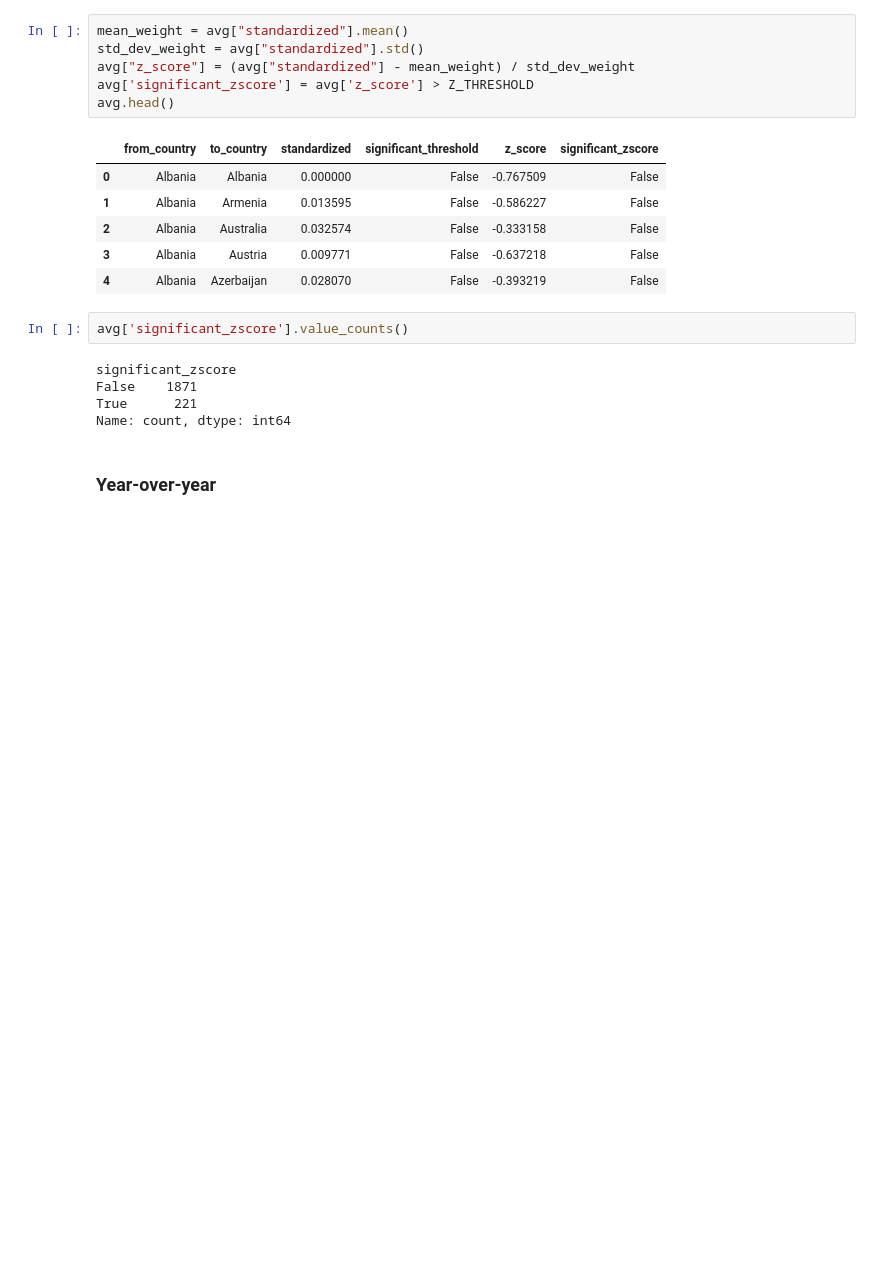
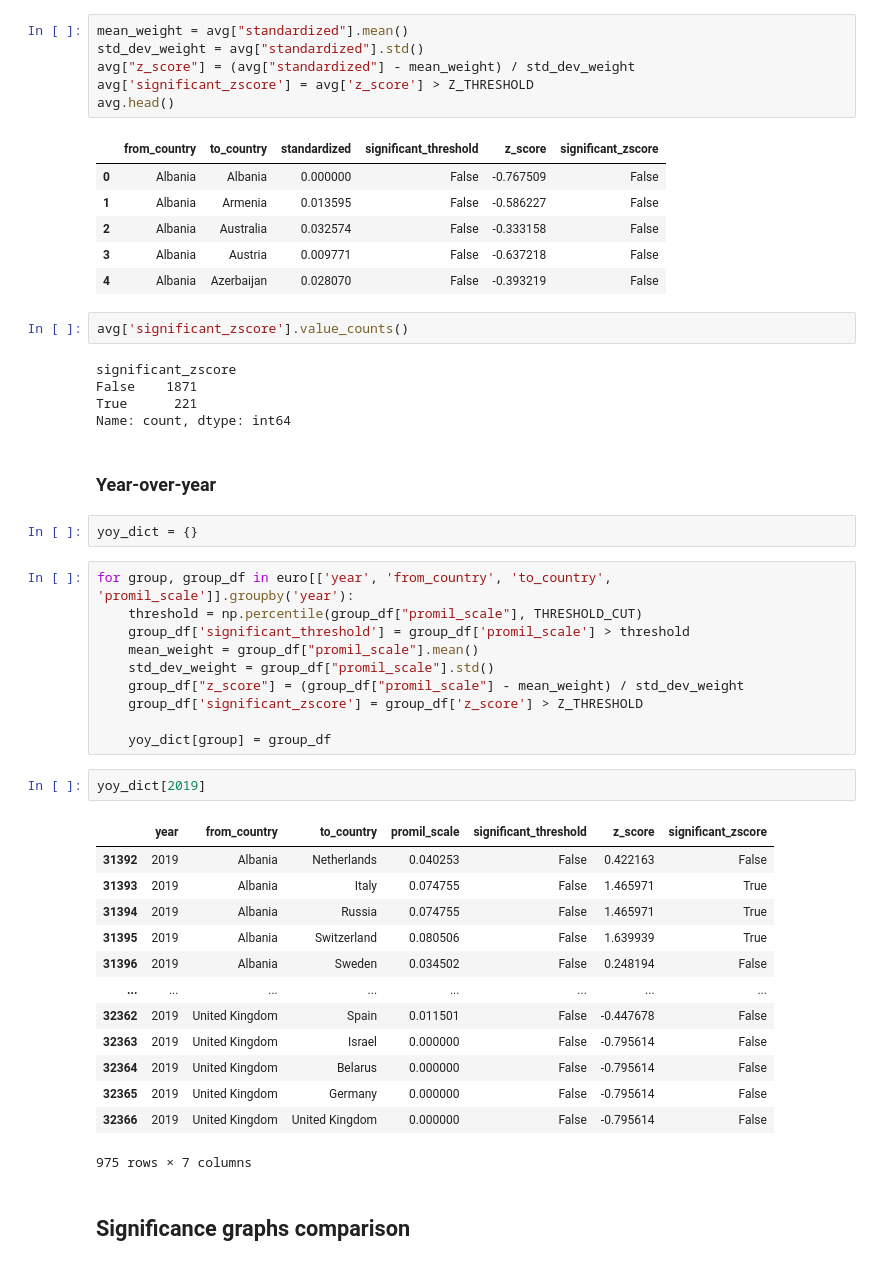
Before and after one commit to RichardStaszkiewicz/WUT-TASS-Eurovision-vs-Minorities, a Jupyter notebook: analyze.ipynb, the cells around one changed output. Drawn from its saved outputs; the diff is of its cells as text; blank space fills up the shorter version.

Commit message:
[YoY] Significance dictionary

```diff
--- a/analyze.ipynb
+++ b/analyze.ipynb
@@ -208,3 +208,33 @@ True      221
 Name: count, dtype: int64
 # %% [markdown]
 ### Year-over-year
+# %%
+yoy_dict = {}
+# %%
+for group, group_df in euro[['year', 'from_country', 'to_country', 'promil_scale']].groupby('year'):
+    threshold = np.percentile(group_df["promil_scale"], THRESHOLD_CUT)
+    group_df['significant_threshold'] = group_df['promil_scale'] > threshold
+    mean_weight = group_df["promil_scale"].mean()
+    std_dev_weight = group_df["promil_scale"].std()
+    group_df["z_score"] = (group_df["promil_scale"] - mean_weight) / std_dev_weight
+    group_df['significant_zscore'] = group_df['z_score'] > Z_THRESHOLD
+
+    yoy_dict[group] = group_df
+# %%
+yoy_dict[2019]
+# %% [output]
+|  | year | from_country | to_country | promil_scale | significant_threshold | z_score | significant_zscore |
+| 31392 | 2019 | Albania | Netherlands | 0.040253 | False | 0.422163 | False |
+| 31393 | 2019 | Albania | Italy | 0.074755 | False | 1.465971 | True |
+| 31394 | 2019 | Albania | Russia | 0.074755 | False | 1.465971 | True |
+| 31395 | 2019 | Albania | Switzerland | 0.080506 | False | 1.639939 | True |
+| 31396 | 2019 | Albania | Sweden | 0.034502 | False | 0.248194 | False |
+| ... | ... | ... | ... | ... | ... | ... | ... |
+| 32362 | 2019 | United Kingdom | Spain | 0.011501 | False | -0.447678 | False |
+| 32363 | 2019 | United Kingdom | Israel | 0.000000 | False | -0.795614 | False |
+| 32364 | 2019 | United Kingdom | Belarus | 0.000000 | False | -0.795614 | False |
+| 32365 | 2019 | United Kingdom | Germany | 0.000000 | False | -0.795614 | False |
+| 32366 | 2019 | United Kingdom | United Kingdom | 0.000000 | False | -0.795614 | False |
+975 rows × 7 columns
+# %% [markdown]
+## Significance graphs comparison
```
